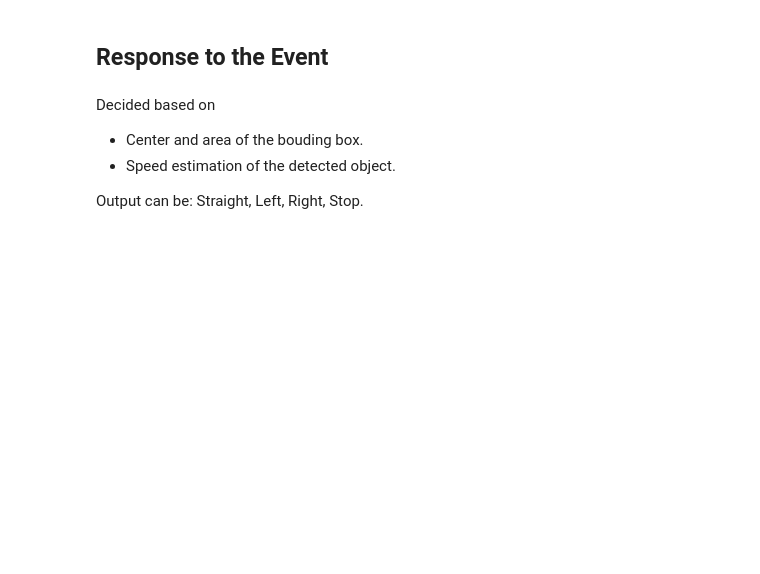
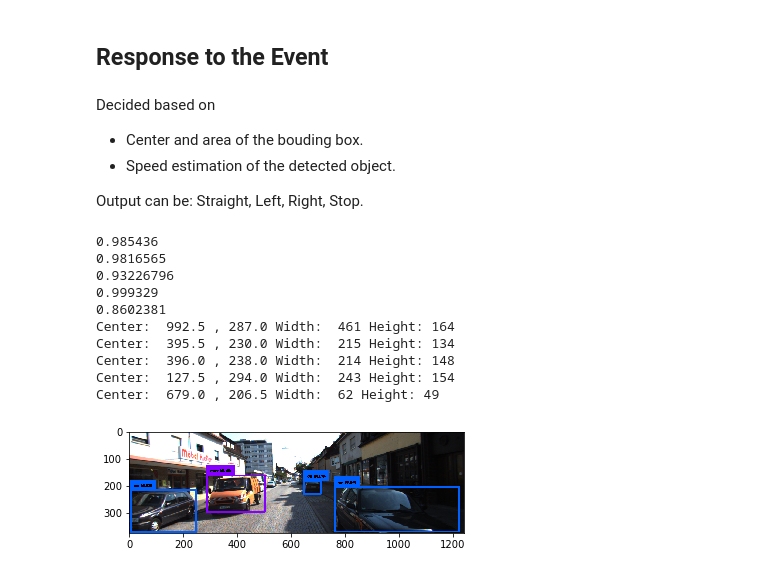
Before and after one commit to hoaiithienn/DIP-Obstacle-Avoidance, a Jupyter notebook: Object detection.ipynb, the cells around one changed output. Drawn from its saved outputs; the diff is of its cells as text; code cells hidden in the pictures; blank space fills up the shorter version.

```diff
--- a/Object detection.ipynb
+++ b/Object detection.ipynb
@@ -495,3 +495,56 @@ Decided based on
 
 
 Output can be: Straight, Left, Right, Stop.
+# %%
+# Sum up everything to 1 functions
+def predict_for_response(image):
+    image_w, image_h, _ = image.shape
+    input_image = preprocess_input(image, 416, 416)
+    netout = model.predict(input_image)
+
+    anchors = [[116,90,  156,198,  373,326], [30,61,  62,45,  59,119], [10,13,  16,30,  33,23,]]
+    # get bouding boxes
+    boxes = []
+    for i in range(len(netout)):
+        boxes += decode_netout(netout[i][0], anchors[i], 0.7, 416, 416)
+    target_boxes = []
+    for box in boxes:
+        if (box.get_score() > 7):
+            continue
+        target_boxes.append(box)
+    do_nms(target_boxes, 0.5)
+    correct_yolo_boxes(target_boxes, image_w, image_h, 416, 416)
+
+    # labels follow coco dataset
+    labels = ["person", "bicycle", "car", "motorbike", "aeroplane", "bus", "train", "truck"]
+
+    image_with_boxes = draw_boxes(image, target_boxes, labels, obj_thresh)
+    image_with_boxes = image_with_boxes.astype('uint8')
+
+    center_x, center_y, width, height = [], [], [], []
+
+    for box in target_boxes:
+        center_x.append((box.xmin + box.xmax)/2)
+        center_y.append((box.ymin + box.ymax)/2)
+        width.append((box.xmax - box.xmin))
+        height.append((box.ymax - box.ymin))
+
+    return image_with_boxes, len(target_boxes), center_x, center_y, width, height
+# %%
+image = cv2.imread("test_image_3.png")
+image_with_boxes, nb_box, center_x, center_y, width, height = predict_for_response(image)
+plt.imshow(cv2.cvtColor(image_with_boxes, cv2.COLOR_BGR2RGB))
+for i in range(nb_box):
+    print("Center: ", center_x[i], ",", center_y[i], "Width: ", width[i], "Height:", height[i])
+# %% [output]
+0.985436
+0.9816565
+0.93226796
+0.999329
+0.8602381
+Center:  992.5 , 287.0 Width:  461 Height: 164
+Center:  395.5 , 230.0 Width:  215 Height: 134
+Center:  396.0 , 238.0 Width:  214 Height: 148
+Center:  127.5 , 294.0 Width:  243 Height: 154
+Center:  679.0 , 206.5 Width:  62 Height: 49
+[figure, added]
```
Also changed, not shown: parts of 14 cells of this notebook, 1 other file.
